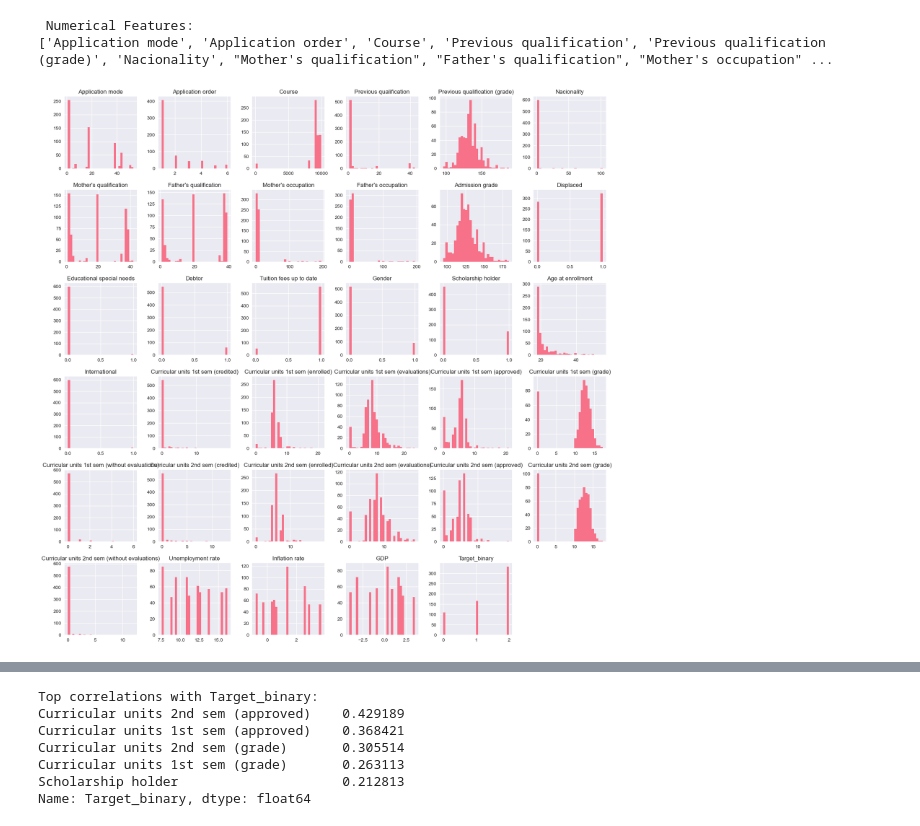
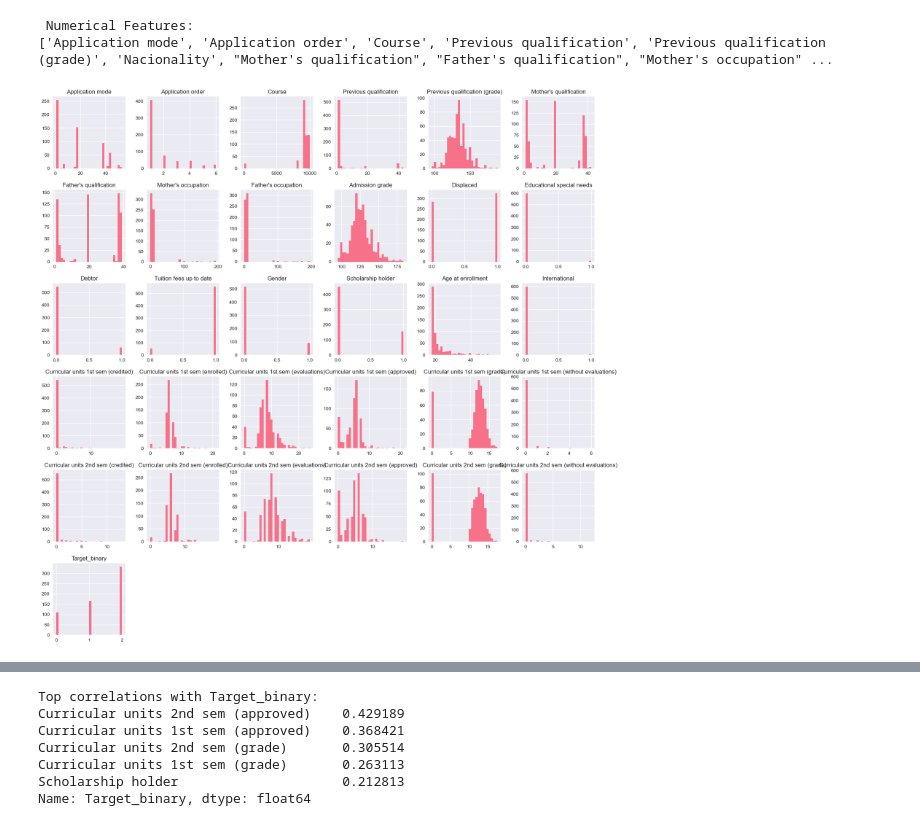
Before and after one commit to Teninlanimi/predict-students-dropout-and-academic-success, a Jupyter notebook: Untitled.ipynb, the cells around one changed output, grey strips where cells are left out. Saved outputs shown, nothing was run; the diff lists cells and outputs as text; code cells hidden in the pictures.

```diff
--- a/Untitled.ipynb
+++ b/Untitled.ipynb
@@ -166,16 +166,15 @@ print(numerical_features)
 # %%
 # Distribution plots for numerical features
 numerical_features = ['Application mode', 'Application order', 'Course', 'Previous qualification', 'Previous qualification (grade)',
-                      'Nacionality', "Mother's qualification", "Father's qualification", "Mother's occupation", "Father's occupation",
+                       "Mother's qualification", "Father's qualification", "Mother's occupation", "Father's occupation",
                       'Admission grade', 'Displaced', 'Educational special needs', 'Debtor', 'Tuition fees up to date', 'Gender',
                       'Scholarship holder', 'Age at enrollment', 'International', 'Curricular units 1st sem (credited)',
                       'Curricular units 1st sem (enrolled)', 'Curricular units 1st sem (evaluations)', 'Curricular units 1st sem (approved)',
                       'Curricular units 1st sem (grade)', 'Curricular units 1st sem (without evaluations)', 'Curricular units 2nd sem (credited)',
                       'Curricular units 2nd sem (enrolled)', 'Curricular units 2nd sem (evaluations)', 'Curricular units 2nd sem (approved)',
-                      'Curricular units 2nd sem (grade)', 'Curricular units 2nd sem (without evaluations)', 'Unemployment rate', 'Inflation rate',
-                      'GDP', 'Target_binary']
+                      'Curricular units 2nd sem (grade)', 'Curricular units 2nd sem (without evaluations)', 'Target_binary']
 
 df[numerical_features].hist(figsize=(20, 20), bins=30)
 plt.show()
 # %% [output]
-[figure, old version]
+[figure, new version]
```
Also changed, not shown: parts of 10 cells of this notebook, 1 other file.
